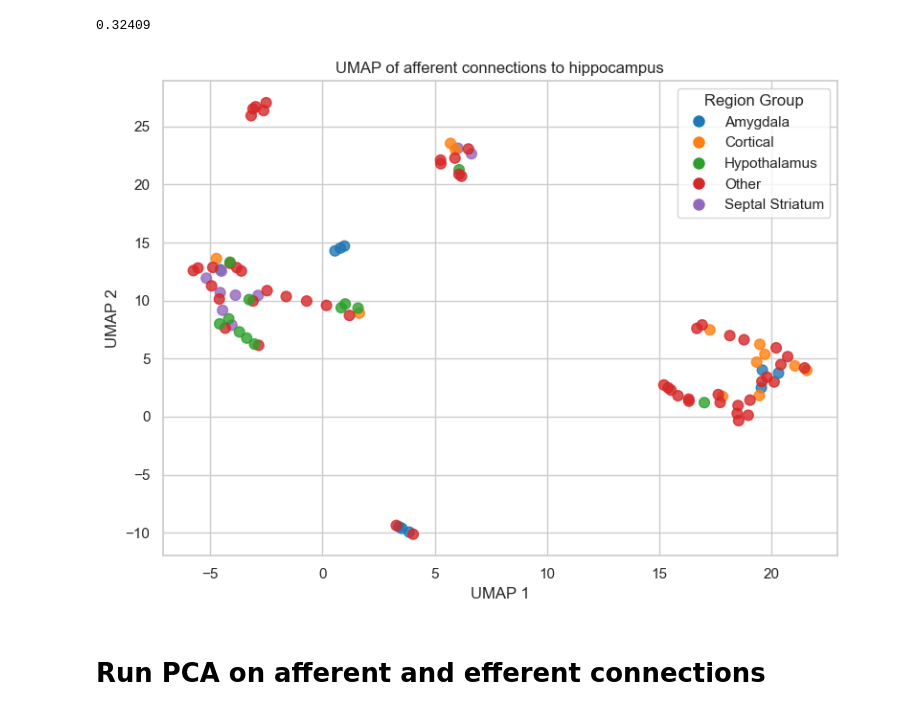
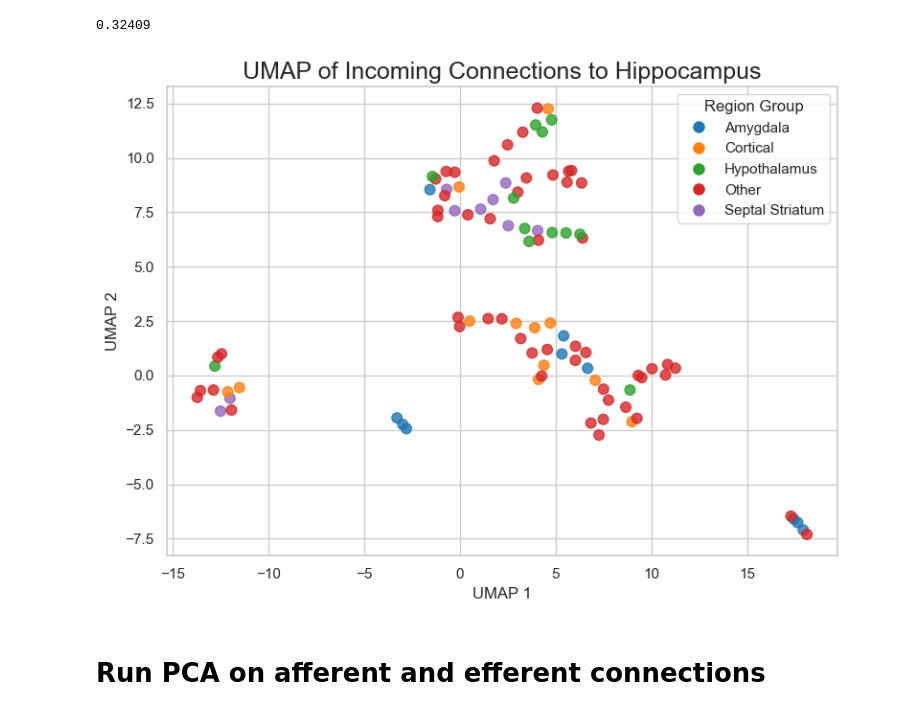
Before and after one commit to chris-weinberger/br2f_connectome, a Jupyter notebook: scripts/UMAP_analysis.ipynb, the cells around one changed output. Cells and saved outputs as stored; diff of their text form; code cells hidden in the pictures.

```diff
--- a/scripts/UMAP_analysis.ipynb
+++ b/scripts/UMAP_analysis.ipynb
@@ -255,36 +257,37 @@ for region in regions_afferent:
     else:
         region_groups[region] = "Other"
 
 region_labels = [region_groups[region] for region in regions_afferent]
 
-reducer = umap.UMAP(n_neighbors=3, min_dist=0.6, random_state=42)
+reducer = umap.UMAP(n_neighbors=3, min_dist=0.7, random_state=42)
 embedding = reducer.fit_transform(df_avg_to.T)
 
 sns.set(style="whitegrid")
 
 # Create a color palette
 palette = sns.color_palette("tab10", len(set(region_labels)))
 group_to_color = {group: palette[i] for i, group in enumerate(sorted(set(region_labels)))}
 colors = [group_to_color[label] for label in region_labels]
 
 # Plot
 plt.figure(figsize=(8, 6))
 plt.scatter(embedding[:, 0], embedding[:, 1], c=colors, s=60, alpha=0.8)
 
 # Annotate with legend
 handles = [plt.Line2D([0], [0], marker='o', color='w',
                       label=group, markersize=10,
                       markerfacecolor=color)
            for group, color in group_to_color.items()]
 plt.legend(handles=handles, title="Region Group")
-plt.title("UMAP of afferent connections to hippocampus")
+plt.title("UMAP of Incoming Connections to Hippocampus", fontsize=18)
 plt.xlabel("UMAP 1")
 plt.ylabel("UMAP 2")
 plt.grid(True)
 plt.tight_layout()
+plt.savefig("../output/UMAP_afferent_hpc_one_config.svg")
 plt.show()
 # %% [output]
-[figure, old version]
+[figure, new version]
 # %% [markdown]
 # Run PCA on afferent and efferent connections
 # %%
```
Also changed, not shown: parts of 1 cell of this notebook, 40 other files.
